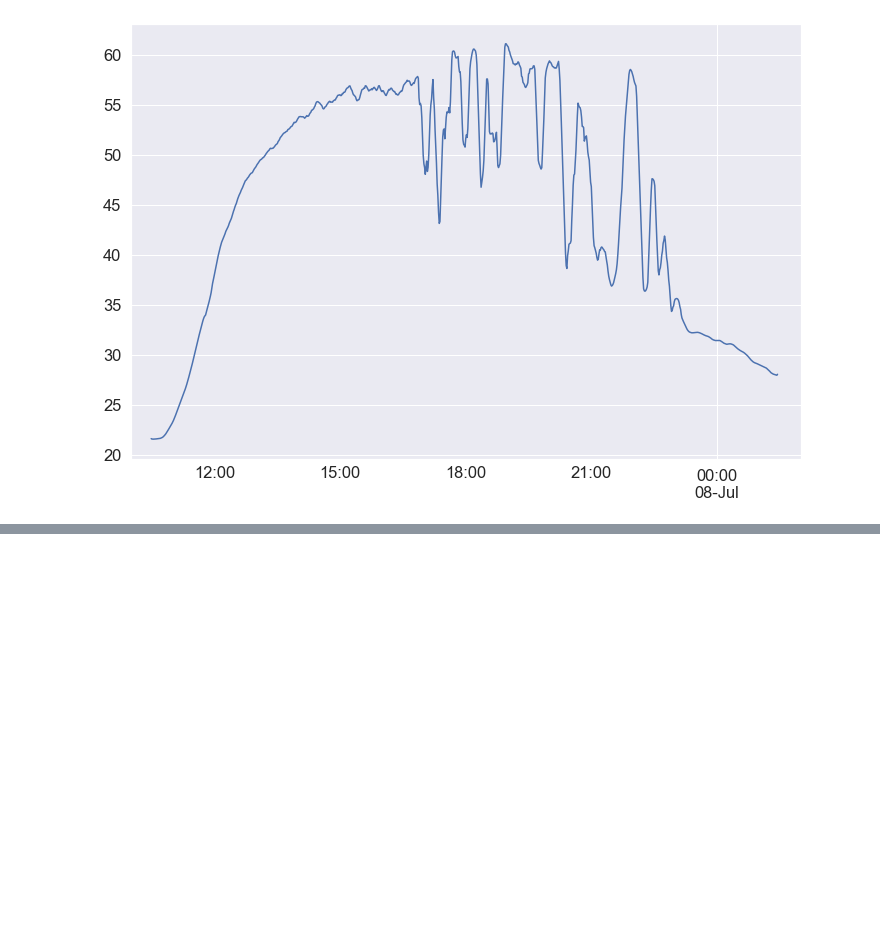
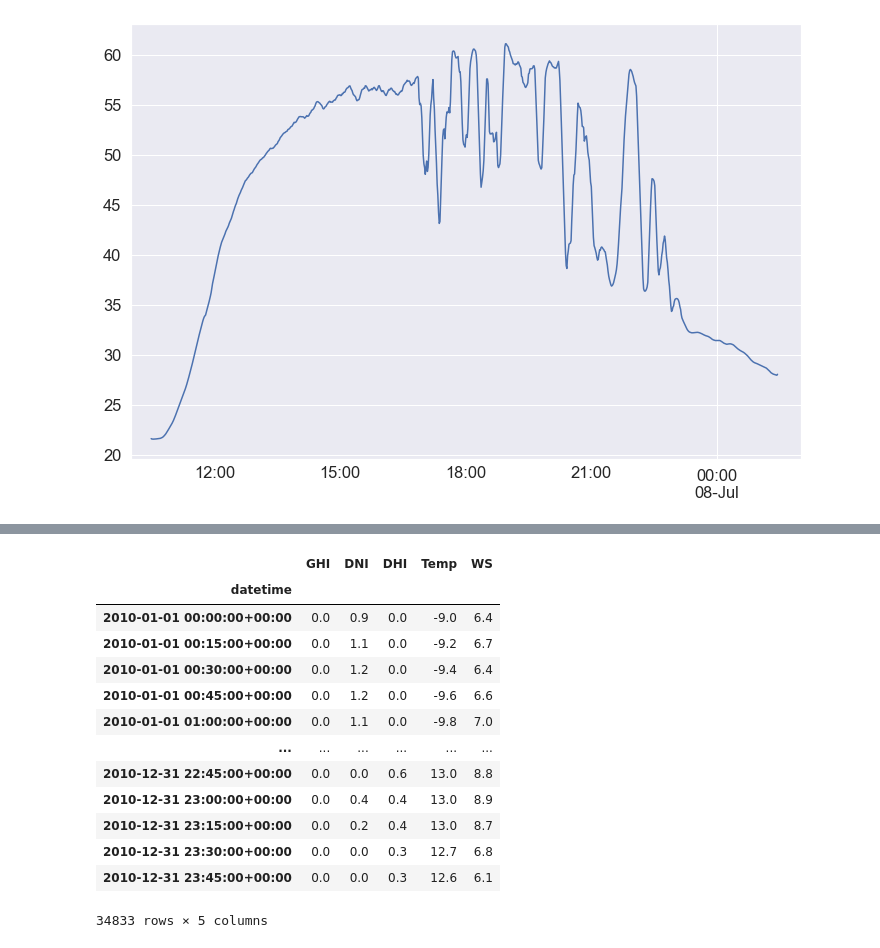
Before and after one commit to mikofski/pvsc49-satellite-sampling, a Jupyter notebook: analysis/instantaneous_weather-SURFRAD.ipynb, the cells around one changed output, grey strips where cells are left out. Drawn from its saved outputs; the diff is of its cells as text; code cells hidden in the pictures; blank space fills up the shorter version.

```diff
--- a/analysis/instantaneous_weather-SURFRAD.ipynb
+++ b/analysis/instantaneous_weather-SURFRAD.ipynb
@@ -725,0 +839,17 @@ temp_cell[JULY7_MORN:JULY7_NITE].plot()
+# %%
+weather15inst
+# %% [output]
+|  | GHI | DNI | DHI | Temp | WS |
+| datetime |  |  |  |  |  |
+| 2010-01-01 00:00:00+00:00 | 0.0 | 0.9 | 0.0 | -9.0 | 6.4 |
+| 2010-01-01 00:15:00+00:00 | 0.0 | 1.1 | 0.0 | -9.2 | 6.7 |
+| 2010-01-01 00:30:00+00:00 | 0.0 | 1.2 | 0.0 | -9.4 | 6.4 |
+| 2010-01-01 00:45:00+00:00 | 0.0 | 1.2 | 0.0 | -9.6 | 6.6 |
+| 2010-01-01 01:00:00+00:00 | 0.0 | 1.1 | 0.0 | -9.8 | 7.0 |
+| ... | ... | ... | ... | ... | ... |
+| 2010-12-31 22:45:00+00:00 | 0.0 | 0.0 | 0.6 | 13.0 | 8.8 |
+| 2010-12-31 23:00:00+00:00 | 0.0 | 0.4 | 0.4 | 13.0 | 8.9 |
+| 2010-12-31 23:15:00+00:00 | 0.0 | 0.2 | 0.4 | 13.0 | 8.7 |
+| 2010-12-31 23:30:00+00:00 | 0.0 | 0.0 | 0.3 | 12.7 | 6.8 |
+| 2010-12-31 23:45:00+00:00 | 0.0 | 0.0 | 0.3 | 12.6 | 6.1 |
+34833 rows × 5 columns
```
Also changed, not shown: parts of 3 cells of this notebook.
